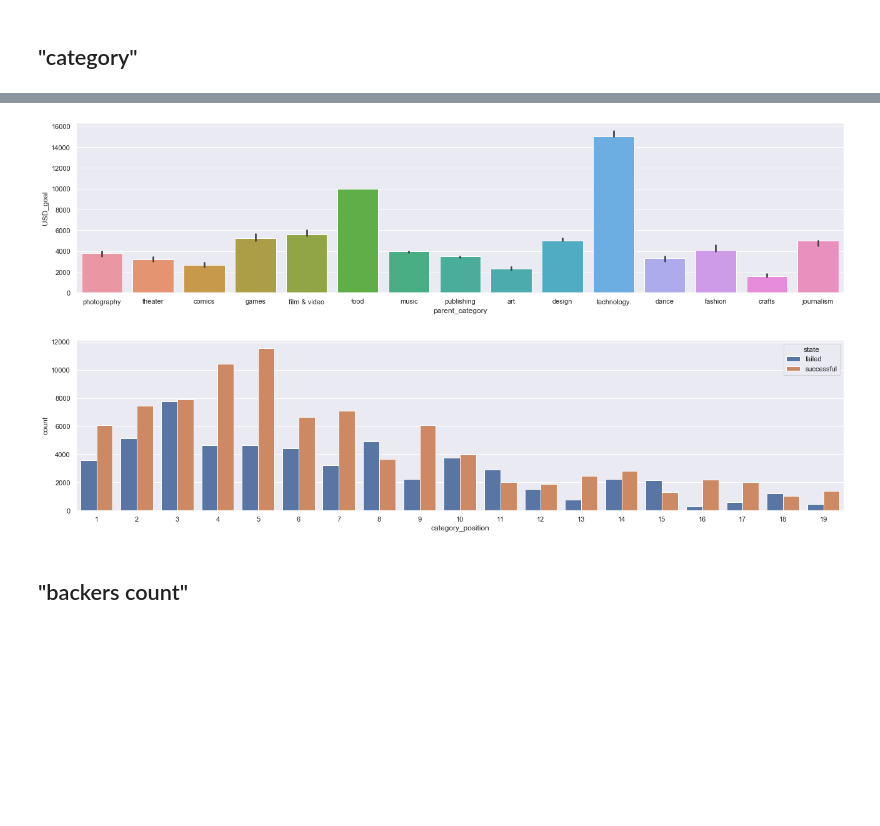
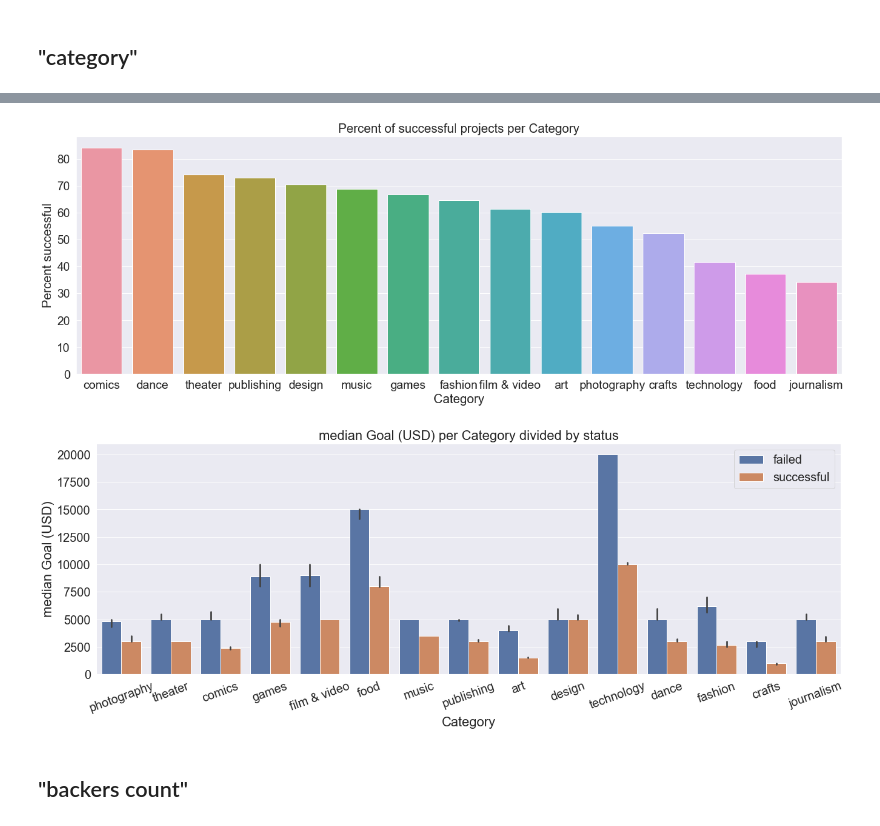
Before and after one commit to MarvinAhoi/Kickstarter-Project-2020, a Jupyter notebook: DS-Project-2_Kickstarter.ipynb, the cells around one changed output, grey strips where cells are left out. Cells and saved outputs as stored; diff of their text form; code cells hidden in the pictures; blank space fills up the shorter version.

```diff
--- a/DS-Project-2_Kickstarter.ipynb
+++ b/DS-Project-2_Kickstarter.ipynb
@@ -979,11 +1006,0 @@ plt.savefig('figures/barplot_category_state.png')
-# %%
-plt.figure(figsize=(22,5))
-ax= sns.barplot(x="parent_category", y= "USD_goal", data= train_data, estimator= median)
-plt.savefig('figures/barplot_category_state_USD_goal(median).png')
-# %% [output]
-[figure, removed]
-# %%
-plt.figure(figsize=(22,5))
-ax = sns.countplot(x="category_position", hue= "state", data=train_data,)
-# %% [output]
-[figure, removed]
@@ -990,3 +1009,36 @@ ax = sns.countplot(x="category_position", hue= "state", data=train_data,)
+# %%
+category_successfull = train_data[train_data["state"]== "successful"].groupby("parent_category")["help_count"].sum()
+#category_successfull
+# %%
+category_count = train_data.groupby("parent_category")["help_count"].sum()
+#category_count
+# %%
+relationship = (category_successfull/category_count)*100
+relationship.sort_values(ascending=False, inplace=True)
+# relationship
+# %%
+plt.figure(figsize=(22,7))
+ax = sns.barplot(x=relationship.index ,y =relationship.values)
+ax.set_xlabel("Category",fontsize=20);
+ax.set_ylabel("Percent successful",fontsize=20);
+ax.set_title("Percent of successful projects per Category",fontsize=20);
+plt.xticks(fontsize= 19)
+plt.yticks(fontsize= 19)
+plt.savefig('figures/Percent of successful projects per Category.png')
+# %% [output]
+[figure, added]
+# %%
+plt.figure(figsize=(22,7))
+ax = sns.barplot(x="parent_category",y="USD_goal", estimator=median, hue= "state", data=train_data)
+ax.set_xlabel("Category",fontsize=22);
+ax.set_ylabel("median Goal (USD)",fontsize=22);
+ax.set_title("median Goal (USD) per Category divided by status",fontsize=22)
+plt.xticks(fontsize= 20, rotation=20)
+plt.yticks(fontsize= 20)
+plt.legend(fontsize= 20)
+plt.savefig('figures/median Goal (USD) per Category divided by status.png')
+# %% [output]
+[figure, added]
 # %% [markdown]
 ## "backers count"
 # %%
```
Also changed, not shown: parts of 89 cells of this notebook.
